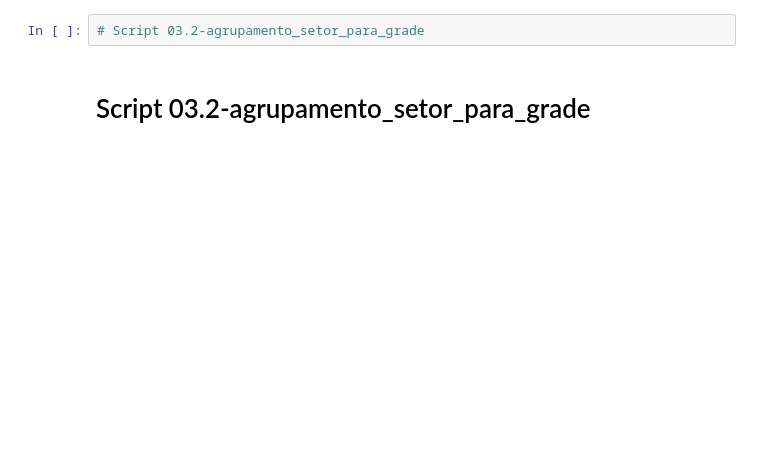
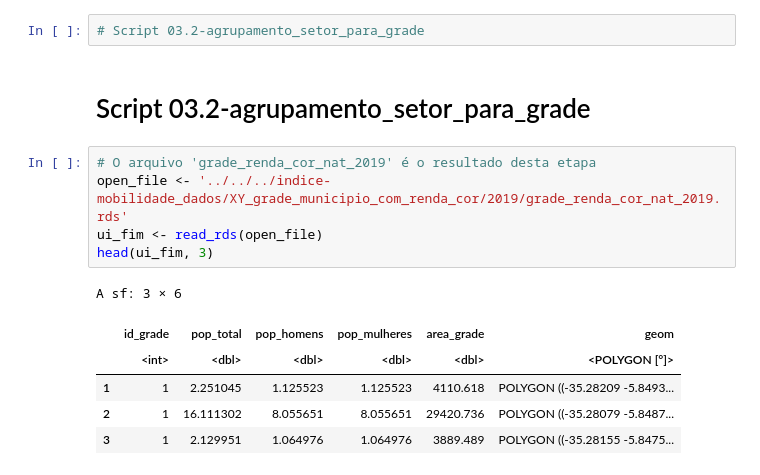
Before and after one commit to Multiplicidademobilidade/indice_acesso_cidade, a Jupyter notebook: R/dev_rev/00 - Visualização de objetos e variáveis.ipynb, the cells around one changed output. Cells and saved outputs as stored; diff of their text form; blank space fills up the shorter version.

```diff
--- a/R/dev_rev/00 - Visualização de objetos e variáveis.ipynb
+++ b/R/dev_rev/00 - Visualização de objetos e variáveis.ipynb
@@ -379,3 +373,15 @@ A data.table: 6 × 12
 # Script 03.2-agrupamento_setor_para_grade
 # %% [markdown]
 # Script 03.2-agrupamento_setor_para_grade
+# %%
+# O arquivo 'grade_renda_cor_nat_2019' é o resultado desta etapa
+open_file <- '../../../indice-mobilidade_dados/XY_grade_municipio_com_renda_cor/2019/grade_renda_cor_nat_2019.rds'
+ui_fim <- read_rds(open_file)
+head(ui_fim, 3)
+# %% [output]
+A sf: 3 × 6
+|  | id_grade | pop_total | pop_homens | pop_mulheres | area_grade | geom |
+|  | <int> | <dbl> | <dbl> | <dbl> | <dbl> | <POLYGON [°]> |
+| 1 | 1 | 2.251045 | 1.125523 | 1.125523 | 4110.618 | POLYGON ((-35.28209 -5.8493... |
+| 2 | 1 | 16.111302 | 8.055651 | 8.055651 | 29420.736 | POLYGON ((-35.28079 -5.8487... |
+| 3 | 1 | 2.129951 | 1.064976 | 1.064976 | 3889.489 | POLYGON ((-35.28155 -5.8475... |
```
Also changed, not shown: parts of 2 cells of this notebook, 9 other files.
